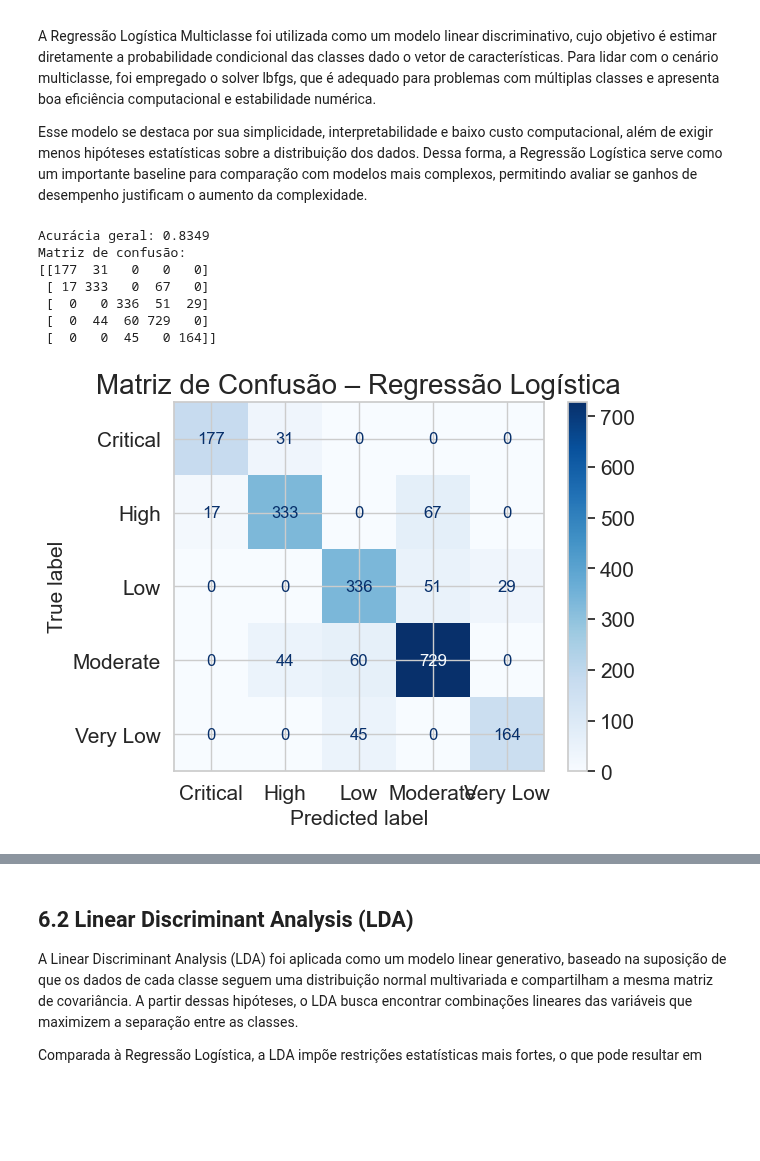
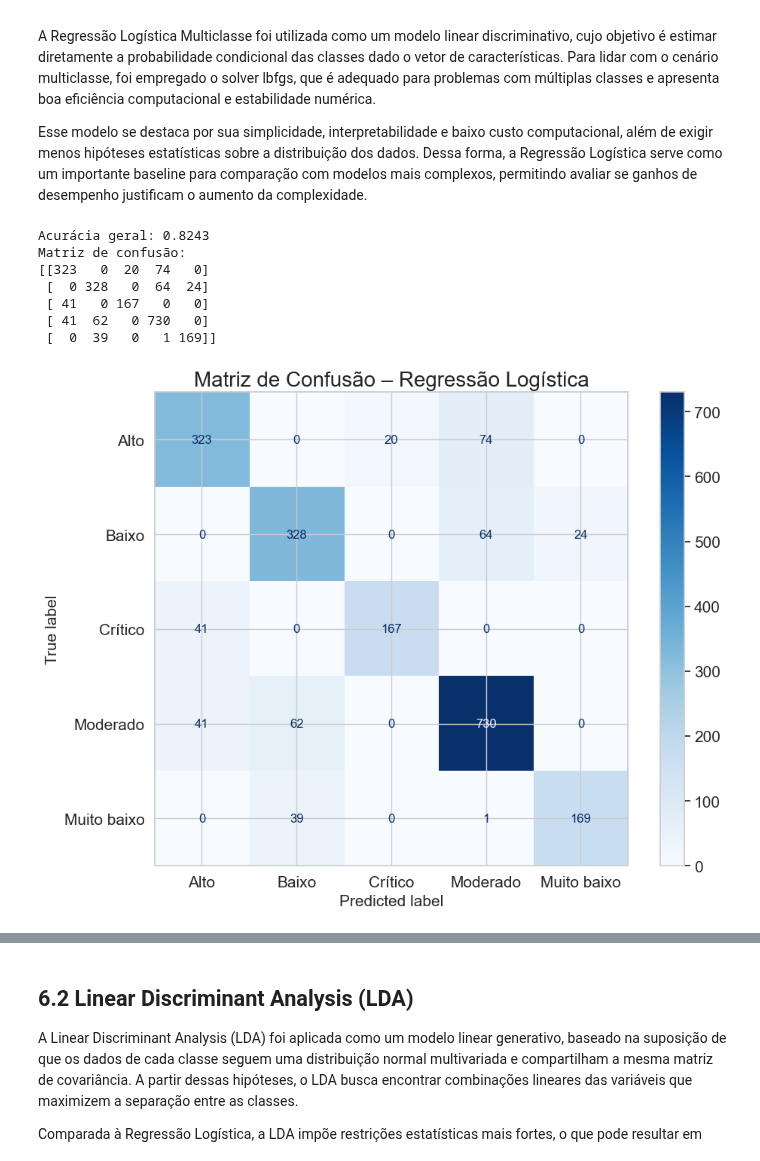
Before and after one commit to diego-nac/ica-homeworks, a Jupyter notebook: homework3/code.ipynb, the cells around one changed output, grey strips where cells are left out. Cells and saved outputs as stored; diff of their text form; code cells hidden in the pictures; blank space fills up the shorter version.

Commit message:
fix visual grafs

```diff
--- a/homework3/code.ipynb
+++ b/homework3/code.ipynb
@@ -203,7 +203,7 @@ quantiles = air_quality["PollutionIndex"].quantile(
 ).values
 
 bins = [-np.inf, quantiles[0], quantiles[1], quantiles[2], quantiles[3], np.inf]
-labels = ["Very Low", "Low", "Moderate", "High", "Critical"]
+labels = ["Muito baixo", "Baixo", "Moderado", "Alto", "Crítico"]
 
 air_quality["PollutionClass"] = pd.cut(
     air_quality["PollutionIndex"],
@@ -488,39 +488,42 @@ y_test_enc = label_encoder.transform(y_test)
 # Definição do modelo de Regressão Logística Multiclasse
 logistic_model = LogisticRegression(
     solver="lbfgs",
     max_iter=1000,
     random_state=SEED
 )
 
 # Treinamento do modelo
 logistic_model.fit(X_train, y_train_enc)
 
 # Previsão no conjunto de teste
 y_pred = logistic_model.predict(X_test)
 
 
 # Avaliação do desempenho
 accuracy = accuracy_score(y_test_enc, y_pred)
 cm = confusion_matrix(y_test_enc, y_pred)
 
 print(f"Acurácia geral: {accuracy:.4f}")
 print("Matriz de confusão:")
 print(cm)
 
-# Visualização da matriz de confusão
+fig, ax = plt.subplots(figsize=(10, 7.5))
+
 disp = ConfusionMatrixDisplay(
     confusion_matrix=cm,
     display_labels=label_encoder.classes_
 )
-disp.plot(cmap=plt.cm.Blues)
+disp.plot(ax=ax, cmap=plt.cm.Blues)
+
 plt.title("Matriz de Confusão – Regressão Logística")
+plt.tight_layout()
 plt.show()
 # %% [output]
-Acurácia geral: 0.8349
+Acurácia geral: 0.8243
 Matriz de confusão:
-[[177  31   0   0   0]
- [ 17 333   0  67   0]
- [  0   0 336  51  29]
- [  0  44  60 729   0]
- [  0   0  45   0 164]]
+[[323   0  20  74   0]
+ [  0 328   0  64  24]
+ [ 41   0 167   0   0]
+ [ 41  62   0 730   0]
+ [  0  39   0   1 169]]
-[figure, old version]
+[figure, new version]
```
Also changed, not shown: parts of 12 cells of this notebook, 7 other files.
